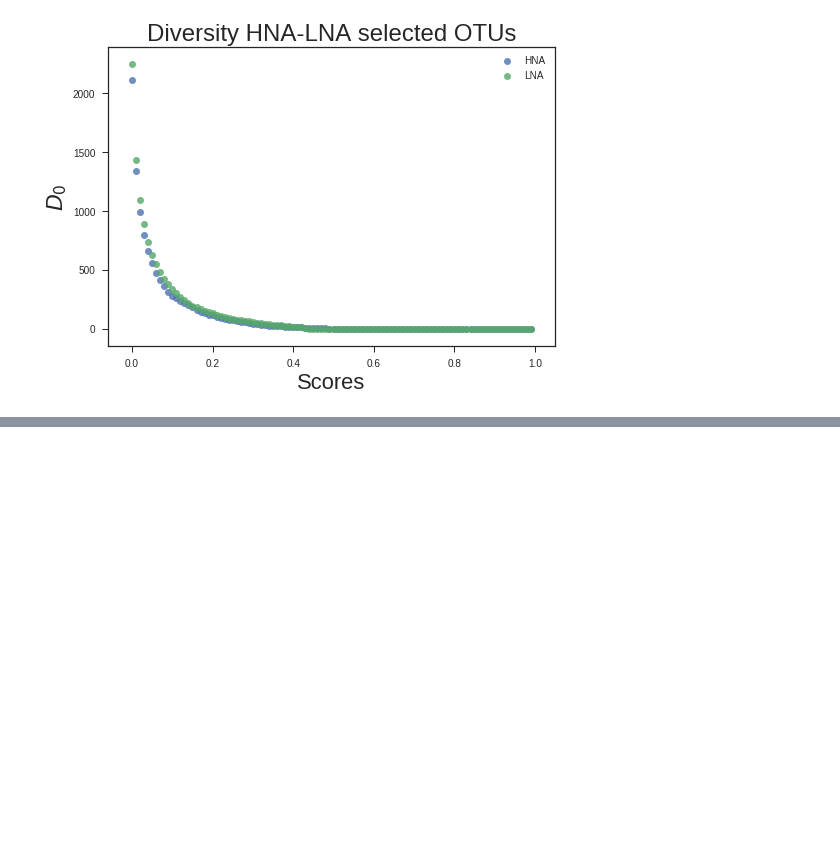
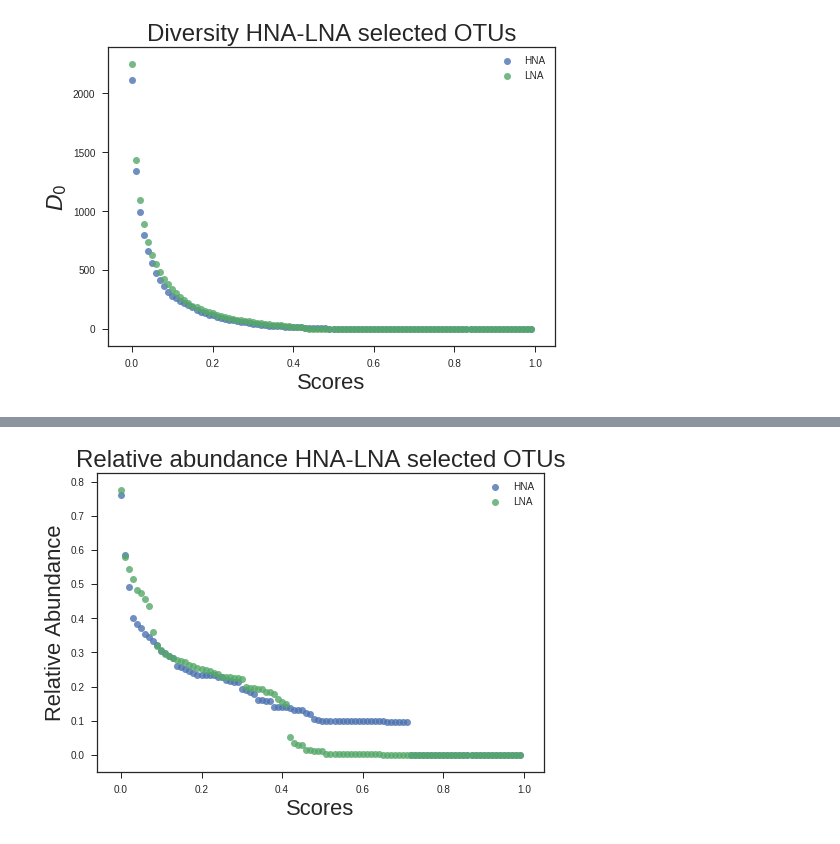
Before and after one commit to rprops/HNA_LNA_productivity, a Jupyter notebook: Diversity_1seq3.ipynb, the cells around one changed output, grey strips where cells are left out. Drawn from its saved outputs; the diff is of its cells as text; code cells hidden in the pictures; blank space fills up the shorter version.

Commit message:
Bug fixed, added abundances in function of score

```diff
--- a/Diversity_1seq3.ipynb
+++ b/Diversity_1seq3.ipynb
@@ -81,0 +98,14 @@ plt.show()
+# %%
+plt.figure()
+sns.regplot(x=thrs,y=hna_rel_abun, fit_reg=False, label='HNA')
+sns.regplot(x=thrs,y=lna_rel_abun, fit_reg=False, label='LNA')
+plt.xlabel('Scores', size=22)
+plt.xticks(size=10)
+#plt.yscale('log')
+plt.ylabel('Relative Abundance', size=22)
+plt.yticks(size=10)
+plt.title('Relative abundance HNA-LNA selected OTUs', size=24)
+plt.legend()
+plt.show()
+# %% [output]
+[figure, added]
```
Also changed, not shown: parts of 6 cells of this notebook, 1 other file.
